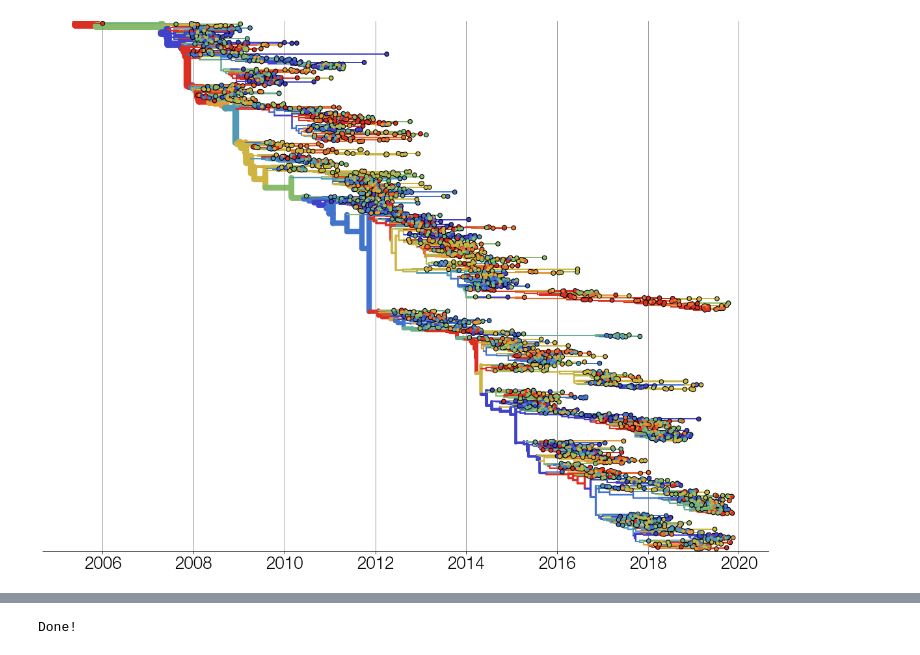
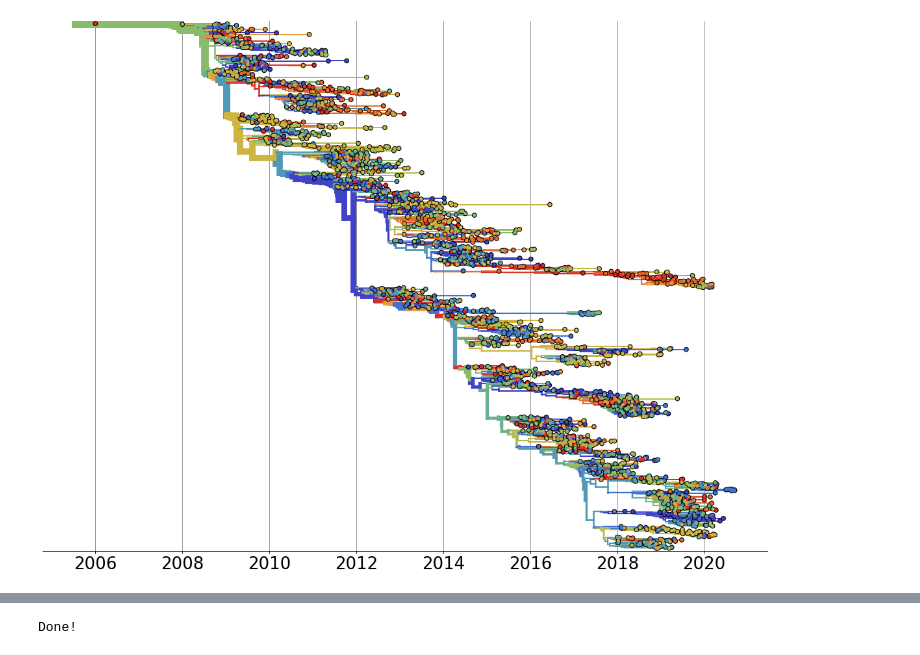
Before and after one commit to evogytis/baltic, a Jupyter notebook: docs/notebooks/galindia.ipynb, the cells around one changed output, grey strips where cells are left out. Saved outputs shown, nothing was run; the diff lists cells and outputs as text; code cells hidden in the pictures.

```diff
--- a/docs/notebooks/galindia.ipynb
+++ b/docs/notebooks/galindia.ipynb
@@ -22,37 +11,30 @@ except:
 from IPython.display import HTML
 import re,copy,json
 
-%matplotlib inline
 import matplotlib as mpl
 from matplotlib import pyplot as plt
 import matplotlib.patheffects as path_effects
 
+import baltic as bt
+
 import numpy as np
 
-try:
-    from StringIO import StringIO as sio
-    from cStringIO import StringIO as csio
-except ImportError:
-    from io import StringIO as sio
-    from io import BytesIO as csio
+from io import StringIO as sio
+from io import BytesIO as csio
 
 import requests
 json_url='http://data.nextstrain.org/flu_seasonal_h3n2_ha_12y.json'
-nx_tree=json.load(csio(requests.get(json_url).content))
+nx_json=json.load(csio(requests.get(json_url).content))
 
-tree=nx_tree['tree']
-meta=nx_tree['meta']
+json_translation={'absoluteTime':lambda k: k.traits['node_attrs']['num_date']['value'],'name':'name'} ## allows baltic to find correct attributes in JSON, height and name are required at a minimum
+ll,meta=bt.loadJSON(nx_json,json_translation=json_translation) ## give loadJSON the name of the tree file, the translation dictionary and (optionally) the meta file
 
-typeface='Helvetica Neue'
+typeface='sans'
 mpl.rcParams['font.weight']=300
 mpl.rcParams['axes.labelweight']=300
 mpl.rcParams['font.family']=typeface
 mpl.rcParams['font.size']=22
 
-json_translation={'absoluteTime':lambda k: k.traits['node_attrs']['num_date']['value'],'name':'name'} ## allows baltic to find correct attributes in JSON, height and name are required at a minimum
-json_meta={'file':meta,'traitName':'region'} ## if you want auspice stylings you can import the meta file used on nextstrain.org
-ll=bt.loadJSON(tree,json_translation,json_meta) ## give loadJSON the name of the tree file, the translation dictionary and (optionally) the meta file
-
 path='<iframe style="border: 0; width: 100%; height: 120px;" src="https://bandcamp.com/EmbeddedPlayer/track=2975389283/size=large/bgcol=333333/linkcol=e32c14/tracklist=false/artwork=small/transparent=true/" seamless><a href="http://marlonwilliams.bandcamp.com/track/vampire-again">Vampire Again by Marlon Williams</a></iframe>'
 
 print('Done!')
@@ -69,35 +66,27 @@ Done!
 # %%
 fig,ax = plt.subplots(figsize=(20,15),facecolor='w')
 
 L=len(list(filter(lambda k: k.branchType=='leaf',ll.Objects)))
 
 x_attr=lambda k: k.absoluteTime ## x coordinate will be absolute time of node
-c_func=lambda k: ll.cmap[k.traits[json_meta['traitName']]] ## colour will be determined by the trait of choice, using the colour map defined by the meta json
+c_func=lambda k: ll.cmap['region'][k.traits['node_attrs']['region']['value']] ## colour will be determined by the trait of choice, using the colour map defined by the meta json
 b_func=lambda k: 2+10.0*len(k.leaves)/float(L) if k.branchType=='node' else 2 ## branch width is determined by how many descendants a node has, otherwise 2 (tips)
-s_func=lambda k: 30 ## tip circles are constant size
-su_func=lambda k: s_func(k)*2
-cu_func=lambda k: 'k'
-z_func=lambda k: 20000 if k.branchType=='leaf' else 100-len(k.leaves) ## branches with more descendants are lower along Z axis
-kwargs={'solid_capstyle':'round'}
 
-ll.plotTree(ax,x_attr=x_attr,branchWidth=b_func,colour_function=c_func,zorder_function=z_func,**kwargs) ## plot branches
-ll.plotPoints(ax,x_attr=x_attr,size_function=s_func,
-                    colour_function=c_func,zorder_function=lambda k:20002) ## plot coloured points at tips
-ll.plotPoints(ax,x_attr=x_attr,size_function=su_func,
-                    colour_function=cu_func,zorder_function=lambda k:20001) ## plot black points underneath tip circles
+ll.plotTree(ax,x_attr=x_attr,width=b_func,colour=c_func,zorder=20000) ## plot branches
+ll.plotPoints(ax,x_attr=x_attr,size=30,colour=c_func,zorder=20002) ## plot coloured points at tips
 
 ax.set_ylim(-10,ll.ySpan+10)
 
 [ax.spines[loc].set_visible(False) for loc in ['left','right','top']] ## no axes
 
 ax.grid(axis='x',ls='-',color='grey')
 ax.tick_params(axis='y',size=0)
 ax.tick_params(axis='x',labelsize=26)
 ax.set_yticklabels([])
 
 plt.show()
 # %% [output]
-[figure, old version]
+[figure, new version]
 # %%
 fig,ax = plt.subplots(figsize=(20,15),facecolor='w')
 
```
Also changed, not shown: parts of 6 cells of this notebook.
